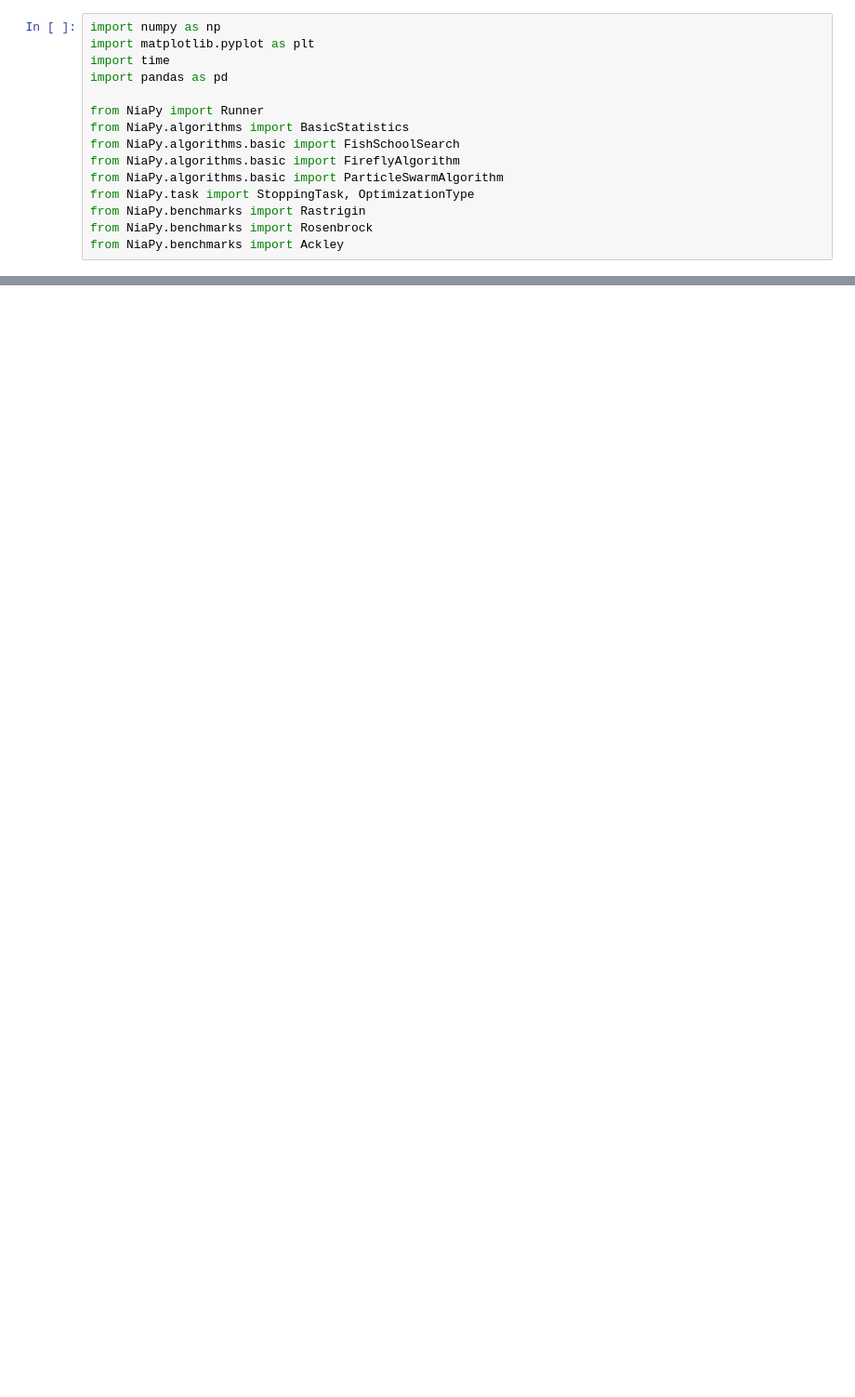
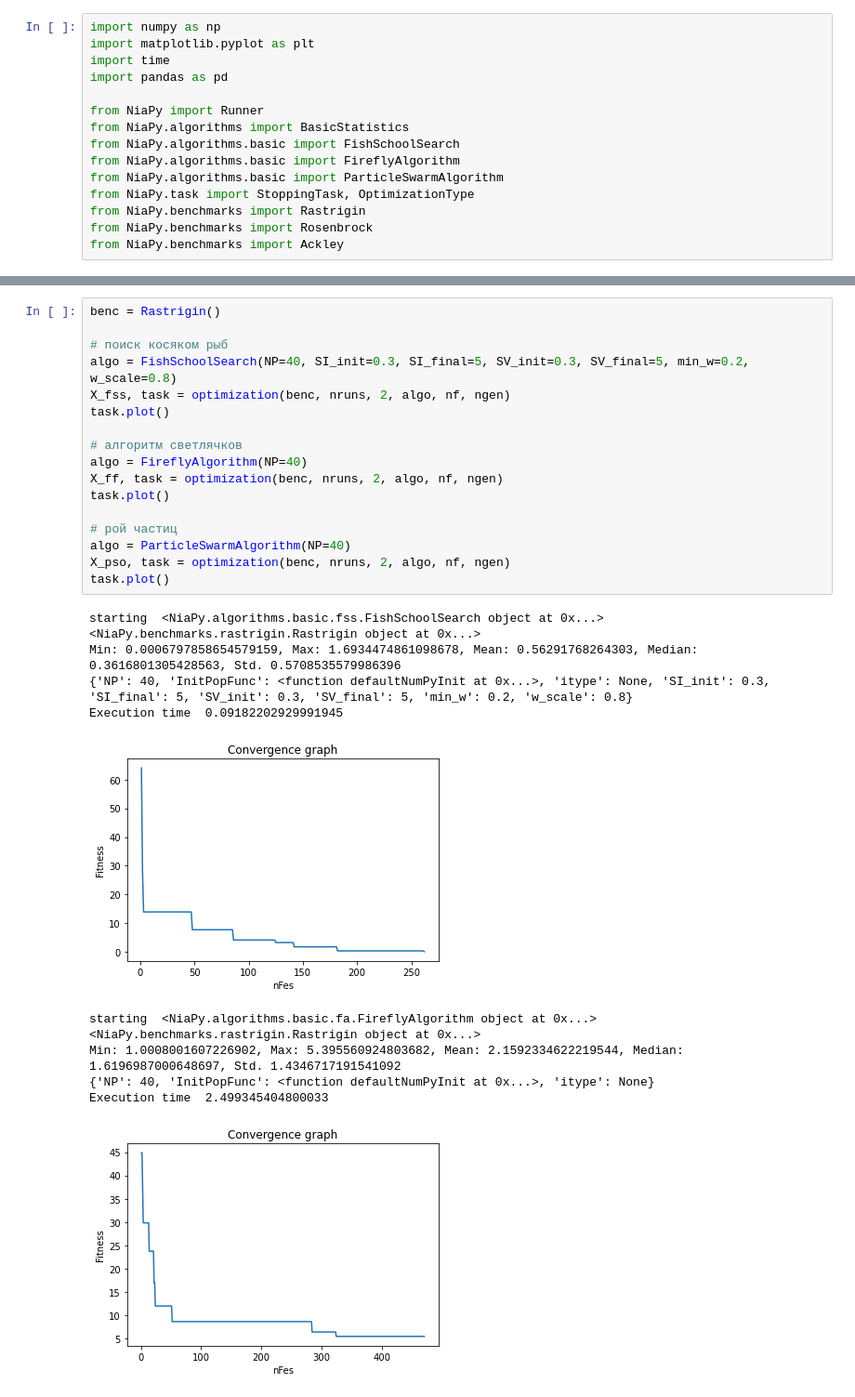
Before and after one commit to Loinen/FSS, a Jupyter notebook: FSS.ipynb, the cells around one changed output, grey strips where cells are left out. Shown: that part at 93% size. Cells and saved outputs as stored; diff of their text form; blank space fills up the shorter version.

```diff
--- a/FSS.ipynb
+++ b/FSS.ipynb
@@ -73,0 +82,28 @@ Execution time  0.08718033379955159
+# %%
+benc = Rastrigin()
+
+# поиск косяком рыб
+algo = FishSchoolSearch(NP=40, SI_init=0.3, SI_final=5, SV_init=0.3, SV_final=5, min_w=0.2, w_scale=0.8)
+X_fss, task = optimization(benc, nruns, 2, algo, nf, ngen)
+task.plot()
+
+# алгоритм светлячков
+algo = FireflyAlgorithm(NP=40)
+X_ff, task = optimization(benc, nruns, 2, algo, nf, ngen)
+task.plot()
+
+# рой частиц
+algo = ParticleSwarmAlgorithm(NP=40)
+X_pso, task = optimization(benc, nruns, 2, algo, nf, ngen)
+task.plot()
+# %% [output]
+starting  <NiaPy.algorithms.basic.fss.FishSchoolSearch object at 0x...> <NiaPy.benchmarks.rastrigin.Rastrigin object at 0x...>
+Min: 0.0006797858654579159, Max: 1.6934474861098678, Mean: 0.56291768264303, Median: 0.3616801305428563, Std. 0.5708535579986396
+{'NP': 40, 'InitPopFunc': <function defaultNumPyInit at 0x...>, 'itype': None, 'SI_init': 0.3, 'SI_final': 5, 'SV_init': 0.3, 'SV_final': 5, 'min_w': 0.2, 'w_scale': 0.8}
+Execution time  0.09182202929991945
+[figure, added]
+starting  <NiaPy.algorithms.basic.fa.FireflyAlgorithm object at 0x...> <NiaPy.benchmarks.rastrigin.Rastrigin object at 0x...>
+Min: 1.0008001607226902, Max: 5.395560924803682, Mean: 2.1592334622219544, Median: 1.6196987000648697, Std. 1.4346717191541092
+{'NP': 40, 'InitPopFunc': <function defaultNumPyInit at 0x...>, 'itype': None}
+Execution time  2.499345404800033
+[figure, added]
```
Also changed, not shown: parts of 17 cells of this notebook.
